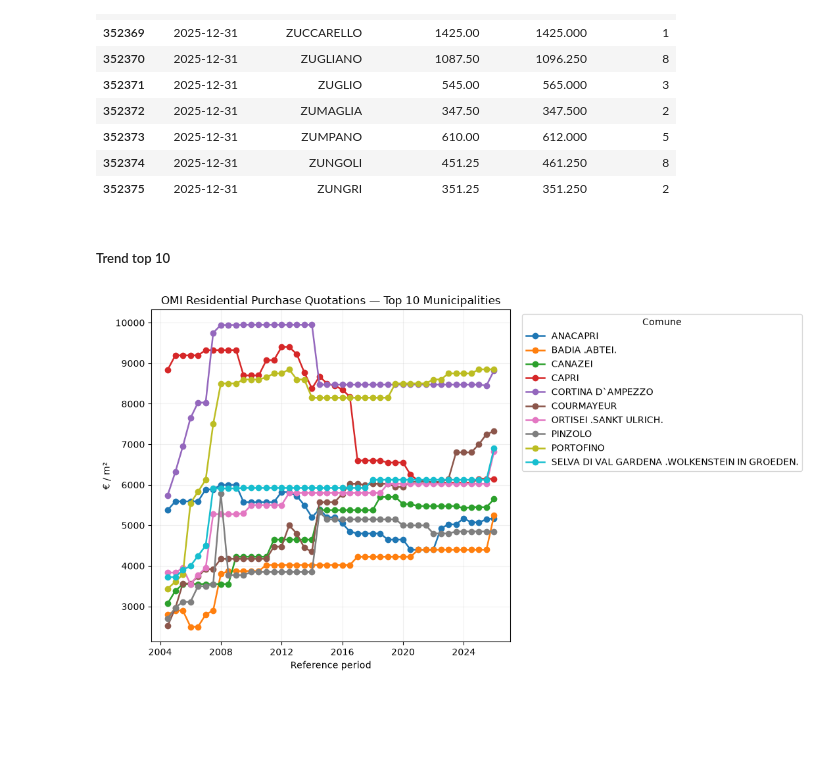
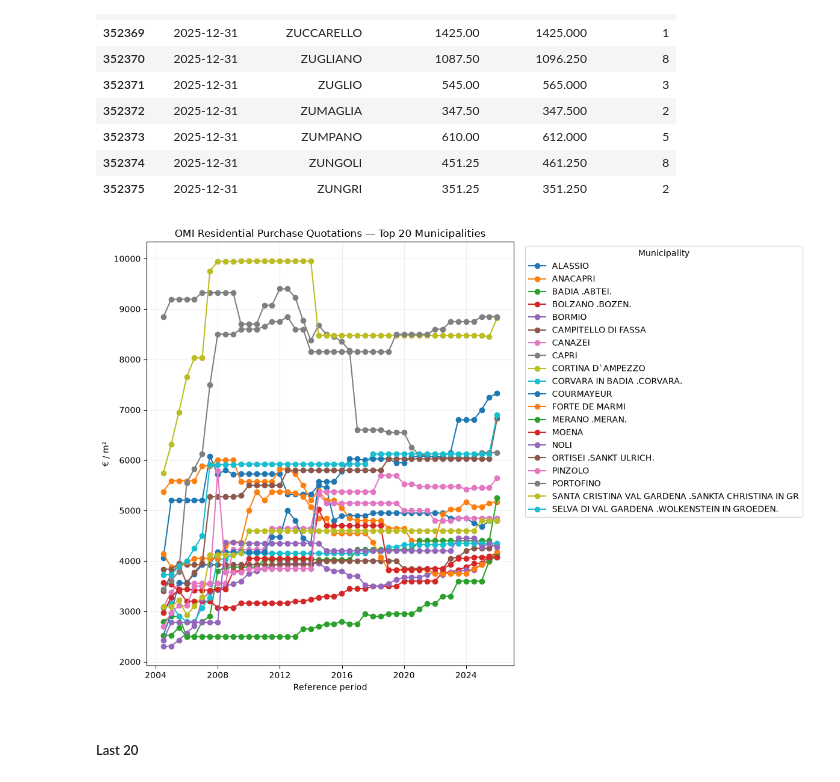
Before and after one commit to danielematix67-boop/italian-real-estate-analysis, a Jupyter notebook: notebooks/01.02_omi_quotations_exploration.ipynb, the cells around one changed output. Cells and saved outputs as stored; diff of their text form; code cells hidden in the pictures; blank space fills up the shorter version.

```diff
--- a/notebooks/01.02_omi_quotations_exploration.ipynb
+++ b/notebooks/01.02_omi_quotations_exploration.ipynb
@@ -297 +377,13 @@ plt.show()
+# %%
+municipal_trend = (
+    residential
+    .groupby(['reference_date', 'Comune_descrizione'], as_index=False)
+    .agg(
+        median_compr_mid=('Compr_mid', 'median'),
+        mean_compr_mid=('Compr_mid', 'mean'),
+        observations=('Compr_mid', 'count')
+    )
+)
+
+latest_date = municipal_trend['reference_date'].max()
 # %% [markdown]
@@ -351,43 +443,44 @@ display(municipal_trend.tail(10))
 | 352373 | 2025-12-31 | ZUMPANO | 610.00 | 612.000 | 5 |
 | 352374 | 2025-12-31 | ZUNGOLI | 451.25 | 461.250 | 8 |
 | 352375 | 2025-12-31 | ZUNGRI | 351.25 | 351.250 | 2 |
-# %% [markdown]
-##### Trend top 10
 # %%
-latest_date = municipal_trend['reference_date'].max()
-
-top_municipalities = (
-    municipal_trend[municipal_trend['reference_date'].eq(latest_date)]
-    .nlargest(10, 'median_compr_mid')['Comune_descrizione']
+top_municipalities_names = (
+    municipal_trend[
+        municipal_trend['reference_date'].eq(latest_date)
+    ]
+    .nlargest(20, 'median_compr_mid')['Comune_descrizione']
 )
 
 plot_data = municipal_trend[
-    municipal_trend['Comune_descrizione'].isin(top_municipalities)
+    municipal_trend['Comune_descrizione'].isin(top_municipalities_names)
 ]
 
-fig, ax = plt.subplots(figsize=(11, 6))
+fig, ax = plt.subplots(figsize=(12, 8))
 
-for prov, data in plot_data.groupby('Comune_descrizione'):
+for comune, data in plot_data.groupby('Comune_descrizione'):
     ax.plot(
         data['reference_date'],
         data['median_compr_mid'],
         marker='o',
-        linewidth=1.8,
-        label=prov
+        linewidth=1.5,
+        label=comune
     )
 
-ax.set_title('OMI Residential Purchase Quotations — Top 10 Municipalities')
+ax.set_title('OMI Residential Purchase Quotations — Top 20 Municipalities')
 ax.set_xlabel('Reference period')
 ax.set_ylabel('€ / m²')
+ax.grid(alpha=0.2)
 
-ax.grid(alpha=0.2)
 ax.legend(
-    title='Comune',
+    title='Municipality',
     bbox_to_anchor=(1.02, 1),
     loc='upper left'
 )
 
 fig.tight_layout()
+
 plt.show()
 # %% [output]
-[figure, old version]
+[figure, new version]
+# %% [markdown]
+##### Last 20
```
Also changed, not shown: parts of 37 cells of this notebook, 1 other file.
